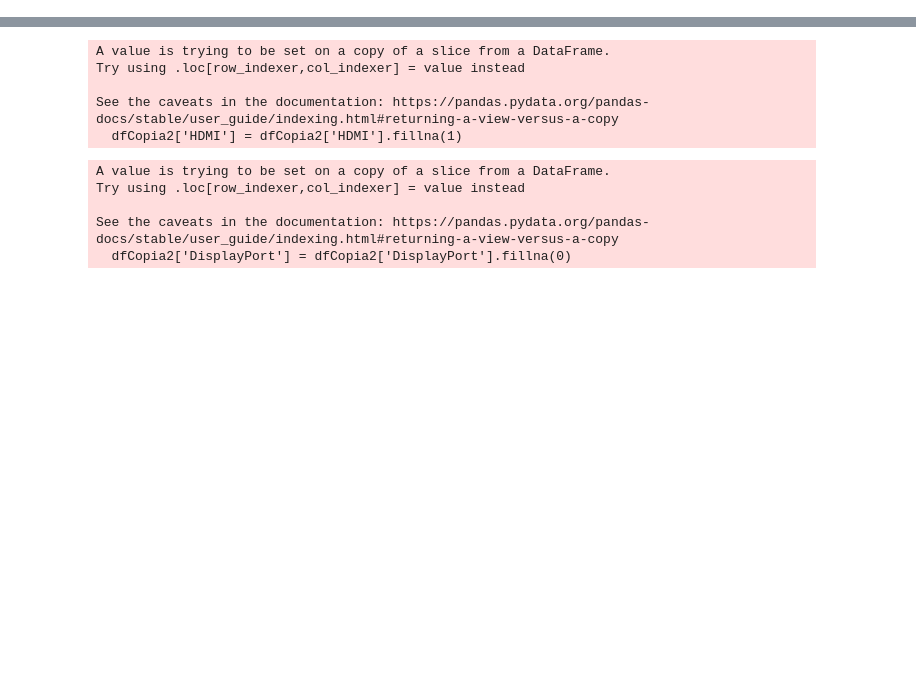
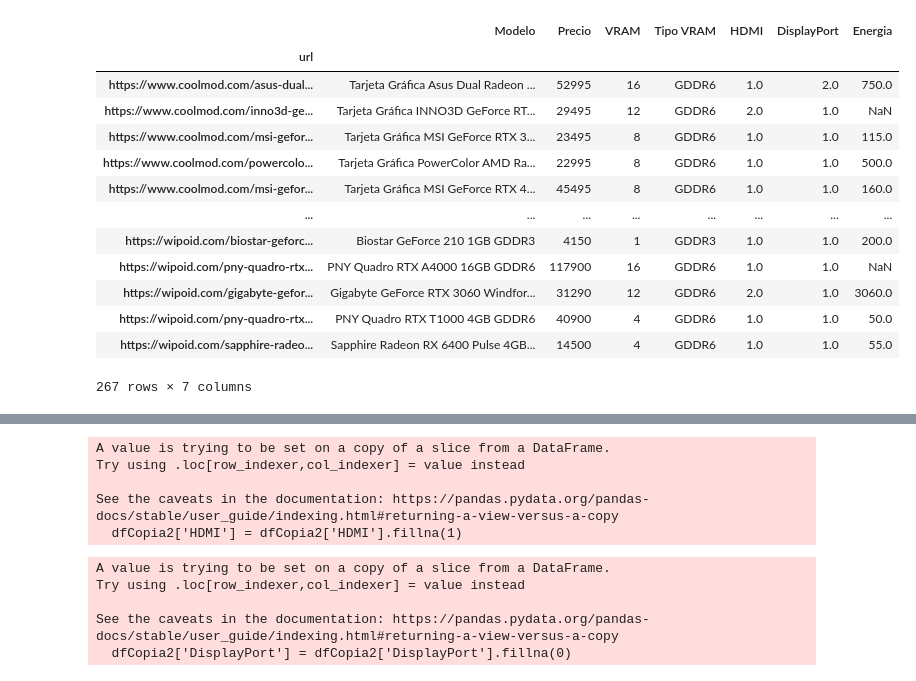
Before and after one commit to santicr3/graphic-card-offer-comparator, a Jupyter notebook: web-scrapping/combinacion.ipynb, the cells around one changed output, grey strips where cells are left out. Drawn from its saved outputs; the diff is of its cells as text; code cells hidden in the pictures; blank space fills up the shorter version.

```diff
--- a/web-scrapping/combinacion.ipynb
+++ b/web-scrapping/combinacion.ipynb
@@ -194,0 +193,20 @@ KeyboardInterrupt:
+# %%
+
+df = pd.read_csv("./tarjetas_graficas (2).csv", index_col=0)
+
+df
+# %% [output]
+|  | Modelo | Precio | VRAM | Tipo VRAM | HDMI | DisplayPort | Energia |
+| url |  |  |  |  |  |  |  |
+| https://www.coolmod.com/asus-dual... | Tarjeta Gráfica Asus Dual Radeon ... | 52995 | 16 | GDDR6 | 1.0 | 2.0 | 750.0 |
+| https://www.coolmod.com/inno3d-ge... | Tarjeta Gráfica INNO3D GeForce RT... | 29495 | 12 | GDDR6 | 2.0 | 1.0 | NaN |
+| https://www.coolmod.com/msi-gefor... | Tarjeta Gráfica MSI GeForce RTX 3... | 23495 | 8 | GDDR6 | 1.0 | 1.0 | 115.0 |
+| https://www.coolmod.com/powercolo... | Tarjeta Gráfica PowerColor AMD Ra... | 22995 | 8 | GDDR6 | 1.0 | 1.0 | 500.0 |
+| https://www.coolmod.com/msi-gefor... | Tarjeta Gráfica MSI GeForce RTX 4... | 45495 | 8 | GDDR6 | 1.0 | 1.0 | 160.0 |
+| ... | ... | ... | ... | ... | ... | ... | ... |
+| https://wipoid.com/biostar-geforc... | Biostar GeForce 210 1GB GDDR3 | 4150 | 1 | GDDR3 | 1.0 | 1.0 | 200.0 |
+| https://wipoid.com/pny-quadro-rtx... | PNY Quadro RTX A4000 16GB GDDR6 | 117900 | 16 | GDDR6 | 1.0 | 1.0 | NaN |
+| https://wipoid.com/gigabyte-gefor... | Gigabyte GeForce RTX 3060 Windfor... | 31290 | 12 | GDDR6 | 2.0 | 1.0 | 3060.0 |
+| https://wipoid.com/pny-quadro-rtx... | PNY Quadro RTX T1000 4GB GDDR6 | 40900 | 4 | GDDR6 | 1.0 | 1.0 | 50.0 |
+| https://wipoid.com/sapphire-radeo... | Sapphire Radeon RX 6400 Pulse 4GB... | 14500 | 4 | GDDR6 | 1.0 | 1.0 | 55.0 |
+267 rows × 7 columns
```
Also changed, not shown: parts of 30 cells of this notebook.
